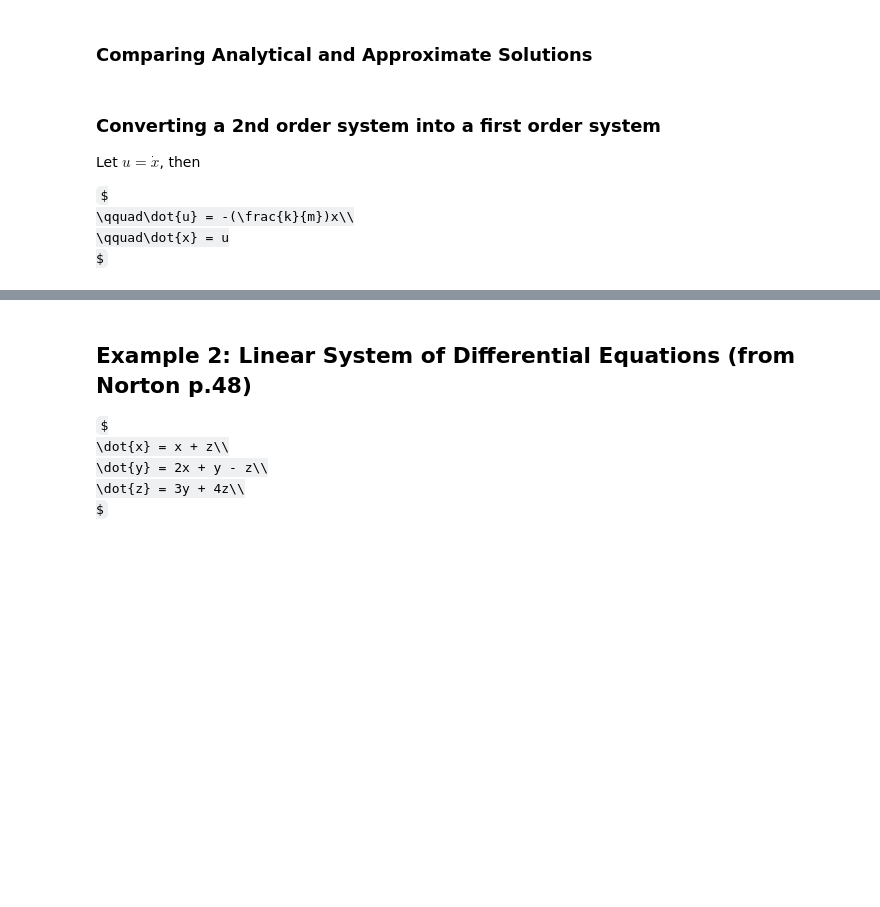
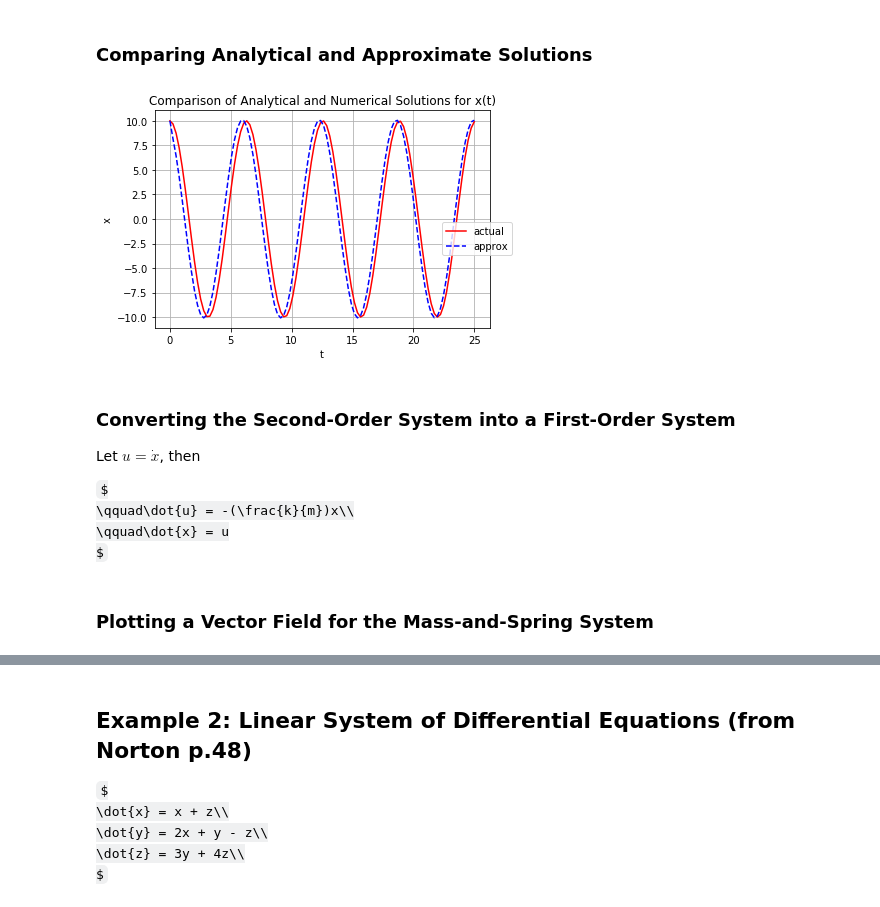
Before and after one commit to skugele/dynamical-systems, a Jupyter notebook: notebooks/ode_runge_kutta.ipynb, the cells around one changed output, grey strips where cells are left out. Cells and saved outputs as stored; diff of their text form; code cells hidden in the pictures; some formulas as TeX source; blank space fills up the shorter version.

```diff
--- a/notebooks/ode_runge_kutta.ipynb
+++ b/notebooks/ode_runge_kutta.ipynb
@@ -107,15 +134,17 @@ _ = fig.legend(bbox_to_anchor=(0.8, 0.5), loc='upper left', borderaxespad=0.)
 # %%
 fig, ax = plt.subplots()
 ax.plot(ts, x_actuals, color='red', label='actual')
 ax.plot(ts, x_approxs, color='blue', linestyle='dashed', label='approx')
 
 ax.set(xlabel='t', ylabel='x',
-       title='Approximate Solution for x(t)')
+       title='Comparison of Analytical and Numerical Solutions for x(t)')
 ax.grid()
 
 _ = fig.legend(bbox_to_anchor=(0.8, 0.5), loc='upper left', borderaxespad=0.)
+# %% [output]
+[figure, added]
 # %% [markdown]
-### Converting a 2nd order system into a first order system
+### Converting the Second-Order System into a First-Order System
 
 Let $u = \dot{x}$, then
 
@@ -129,6 +158,8 @@ def udot(x):
 
 def xdot(u):
   return u
+# %% [markdown]
+### Plotting a Vector Field for the Mass-and-Spring System
 # %%
 w = 10
 
```
Also changed, not shown: parts of 14 cells of this notebook.
